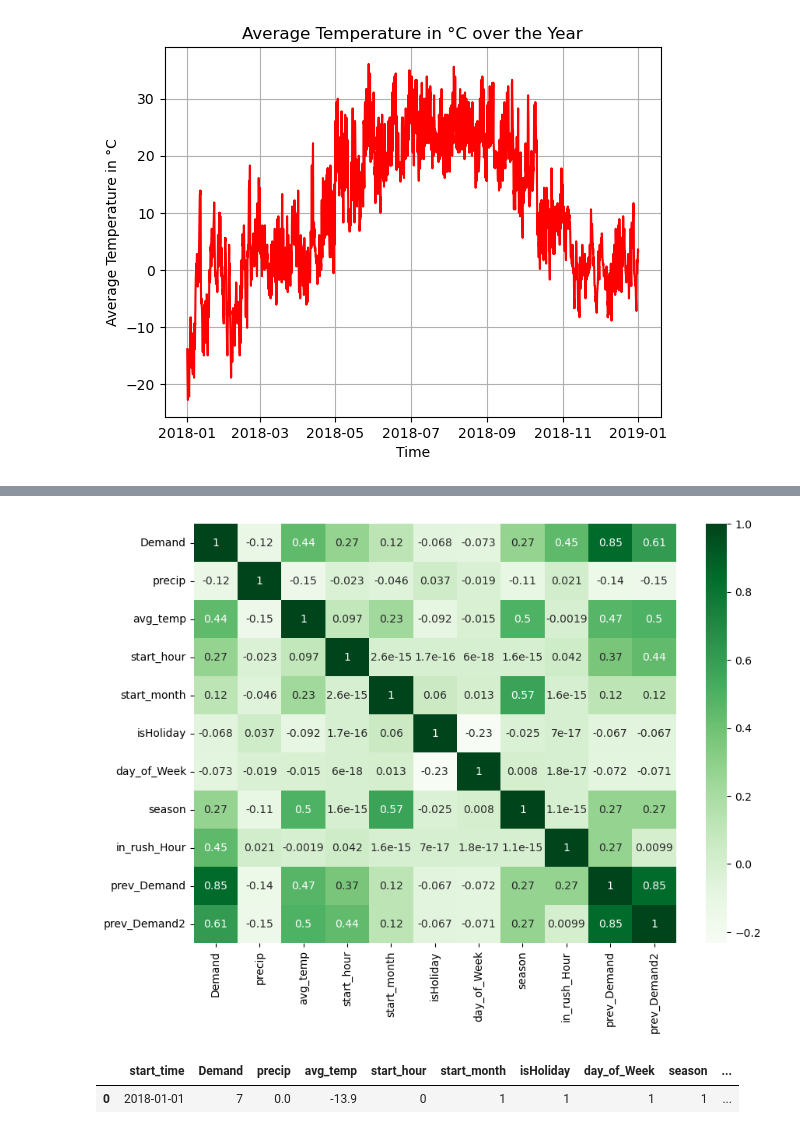
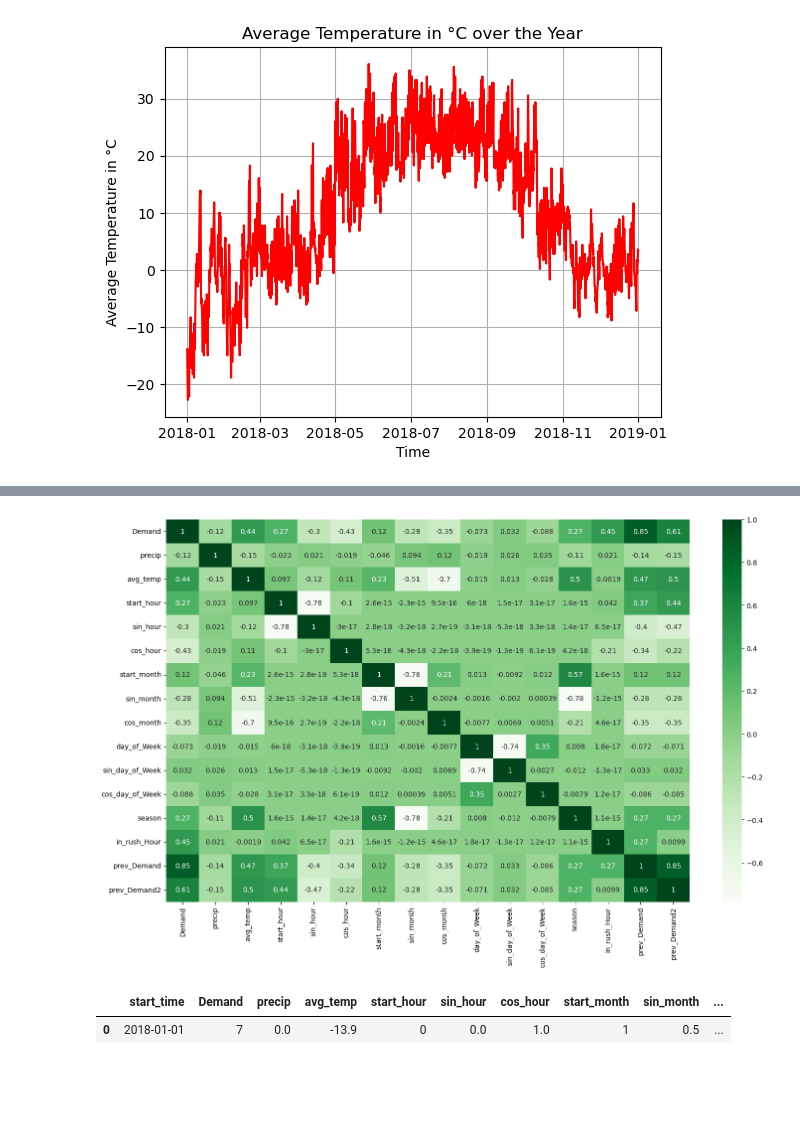
Before and after one commit to diego411/AA_Team_10, a Jupyter notebook: notebook/FeatureEngineering.ipynb, the cells around one changed output, grey strips where cells are left out. Cells and saved outputs as stored; diff of their text form; code cells hidden in the pictures; blank space fills up the shorter version.

Commit message:
added transformed cyclical features

```diff
--- a/notebook/FeatureEngineering.ipynb
+++ b/notebook/FeatureEngineering.ipynb
@@ -141,0 +123,9 @@ df_load_weather.head(25)
+# %%
+# Handeling cyclical data
+# Since our algorithms later wont know that the hour 0 comes directly after the hour 23, we need to transform our
+# time data in such a way that no important information is lost due to the unfitting representation of time
+# We will use sinus and cosinus functions to connect the end of the day with the beginning of the next one
+
+df_load_weather['sin_hour'] = np.sin(2*np.pi*df_load_weather['start_hour']/24)
+df_load_weather['cos_hour'] = np.cos(2*np.pi*df_load_weather['start_hour']/24)
+df_load_weather.head(25)
@@ -143,5 +151,10 @@ df_load_weather.head(25)
 # create new column for start_month
 # same as for start_hour: we want to check the correlation between the month the trips are in and the demand
 df_load_weather['start_month'] = df_load_weather['start_time'].dt.month
-df_load_weather.head(10)
+
+# The start month is also a cyclical feature, which is why we need also need to transform it
+df_load_weather['sin_month'] = np.sin(2*np.pi*(df_load_weather['start_month'])/12)
+df_load_weather['cos_month'] = np.cos(2*np.pi*df_load_weather['start_month']/12)
+
+df_load_weather
 # %% [output]
@@ -222,5 +237,11 @@ df_load_weather.head(10)
 # Will be used later to check correlation between weekdays and system demand
 
 df_load_weather['day_of_Week'] = df_load_weather['start_time'].dt.isocalendar().day
+
+# Since day_of_Week is once again a cyclical feature, we again need to transform it in order to have continous data
+# instead of interrupt changes when the new week begins
+
+df_load_weather['sin_day_of_Week'] = np.sin(2*np.pi*df_load_weather['day_of_Week']/7)
+df_load_weather['cos_day_of_Week'] = np.cos(2*np.pi*df_load_weather['day_of_Week']/7)
 df_load_weather.head(500)
 # %% [output]
@@ -357,3 +380,5 @@ plt.show()
 
 #We start calculating the Pearson's correlation of each column with the demand to determine, which features
 # are actually worth keeping for the regression
+df_load_weather.drop('level_0', axis= 1, inplace = True)
+df_load_weather.head()
@@ -449,11 +478,11 @@ array([  3.3165983 ,  38.94069368,   6.24219218,   3.46484948,
 # %%
 #visualize correlation between features
 
-plt.figure(figsize=(10,7))
+plt.figure(figsize=(17,10))
 sns.heatmap(df_load_weather.corr(), cmap = 'Greens', annot = True)
 plt.show()
 # %% [output]
-[figure, old version]
+[figure, new version]
 # %%
 # Since prev_Demand and prev_Demand2 seem to be highly correlated, we will drop prev_Demand2 as a feature
 # Doing this, protects our model from considering unnecessary/redundant features and prevent the performance
@@ -462,7 +491,7 @@ plt.show()
 df_load_weather.drop('prev_Demand2', axis = 1, inplace = True)
 df_load_weather.head(1)
 # %% [output]
-|  | start_time | Demand | precip | avg_temp | start_hour | start_month | isHoliday | day_of_Week | season | ... |
-| 0 | 2018-01-01 | 7 | 0.0 | -13.9 | 0 | 1 | 1 | 1 | 1 | ... |
+|  | start_time | Demand | precip | avg_temp | start_hour | sin_hour | cos_hour | start_month | sin_month | ... |
+| 0 | 2018-01-01 | 7 | 0.0 | -13.9 | 0 | 0.0 | 1.0 | 1 | 0.5 | ... |
 # %%
 # Show new correlation matrix
```
Also changed, not shown: parts of 13 cells of this notebook.
